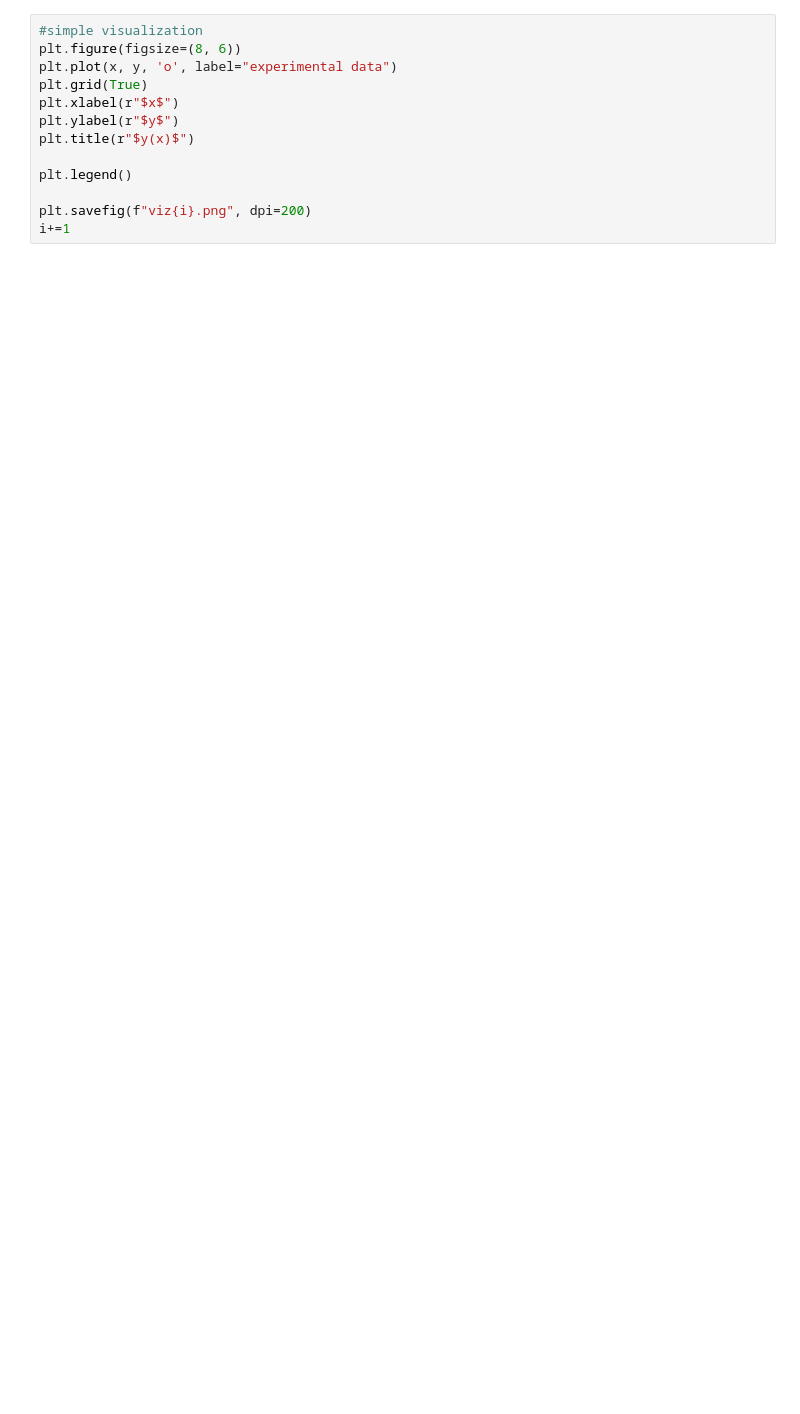
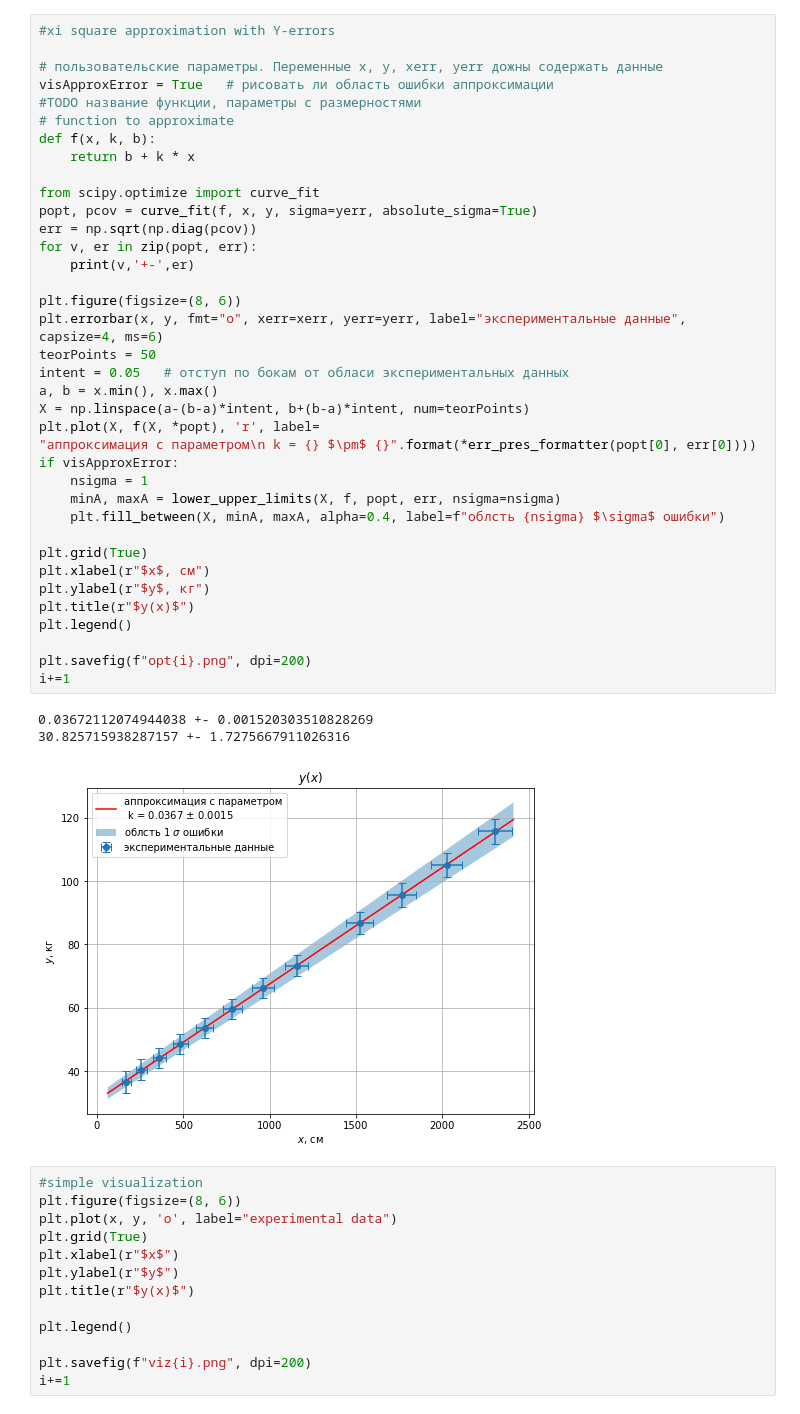
Before and after one commit to Hacker1337/LabDataTemplates, a Jupyter notebook: template.ipynb, the cells around one changed output. Cells and saved outputs as stored; diff of their text form; blank space fills up the shorter version.

Commit message:
Added to template approximation error visialization as filling

```diff
--- a/template.ipynb
+++ b/template.ipynb
@@ -26,6 +67,47 @@ xerr = np.array([
 yerr = np.array([
 3.2584050000000007,3.113600000000001,3.0576000000000003,3.05875596,3.1154905600000005,3.2047047600000003,3.3160478399999995,3.5470028900000004,3.70314741,3.8748144900000008,4.058298240000001,3.569614409999999
 ])
+# %%
+#xi square approximation with Y-errors
+
+# пользовательские параметры. Переменные x, y, xerr, yerr дожны содержать данные
+visApproxError = True   # рисовать ли область ошибки аппроксимации
+#TODO название функции, параметры с размерностями
+# function to approximate
+def f(x, k, b):
+    return b + k * x
+
+from scipy.optimize import curve_fit
+popt, pcov = curve_fit(f, x, y, sigma=yerr, absolute_sigma=True)
+err = np.sqrt(np.diag(pcov))
+for v, er in zip(popt, err):
+    print(v,'+-',er)
+
+plt.figure(figsize=(8, 6))
+plt.errorbar(x, y, fmt="o", xerr=xerr, yerr=yerr, label="экспериментальные данные", capsize=4, ms=6)
+teorPoints = 50
+intent = 0.05   # отступ по бокам от обласи экспериментальных данных
+a, b = x.min(), x.max()
+X = np.linspace(a-(b-a)*intent, b+(b-a)*intent, num=teorPoints)
+plt.plot(X, f(X, *popt), 'r', label=
+"аппроксимация с параметром\n k = {} $\pm$ {}".format(*err_pres_formatter(popt[0], err[0])))
+if visApproxError:
+    nsigma = 1
+    minA, maxA = lower_upper_limits(X, f, popt, err, nsigma=nsigma)
+    plt.fill_between(X, minA, maxA, alpha=0.4, label=f"облсть {nsigma} $\sigma$ ошибки")
+
+plt.grid(True)
+plt.xlabel(r"$x$, см")
+plt.ylabel(r"$y$, кг")
+plt.title(r"$y(x)$")
+plt.legend()
+
+plt.savefig(f"opt{i}.png", dpi=200)
+i+=1
+# %% [output]
+0.03672112074944038 +- 0.001520303510828269
+30.825715938287157 +- 1.7275667911026316
+[figure, added]
 # %%
 #simple visualization
 plt.figure(figsize=(8, 6))
```
Also changed, not shown: parts of 5 cells of this notebook, 2 other files.
